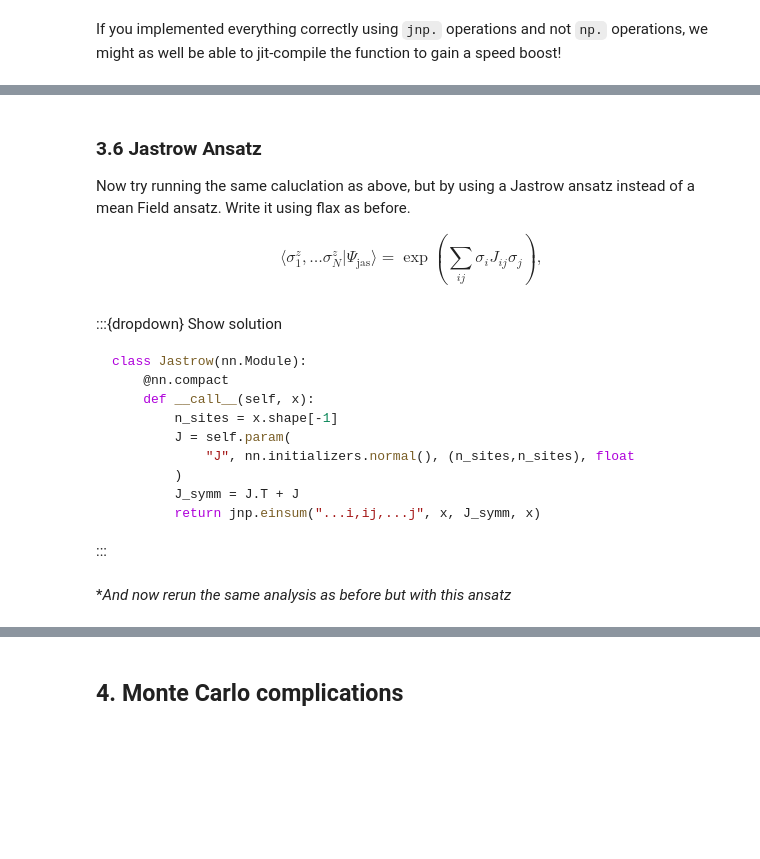
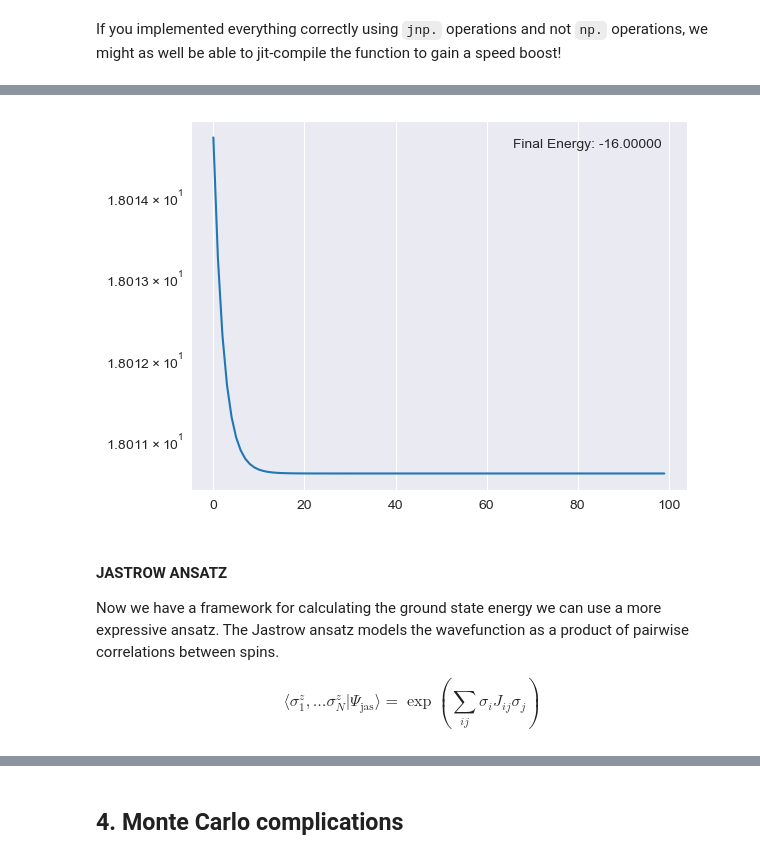
Before and after one commit to simontonner/neural-quantum-tomo, a Jupyter notebook: warm_up_netket/vmc_ising.ipynb, the cells around one changed output, grey strips where cells are left out. Cells and saved outputs as stored; diff of their text form; code cells hidden in the pictures; blank space fills up the shorter version.

Commit message:
Calculating ground state energy with Jastrow ansatz

````diff
--- a/warm_up_netket/vmc_ising.ipynb
+++ b/warm_up_netket/vmc_ising.ipynb
@@ -312,22 +296,0 @@ Iterate for 100 iterations, and use `tqdm` to print a beautiful error bar.
-# %%
-from tqdm import tqdm
-
-# initialise
-model = MF()
-parameters = model.init(jax.random.key(0), np.ones((hi.size, )))
-
-# logging: you can (if you want) use netket loggers to avoid writing a lot of boilerplate...
-# they accumulate data you throw at them
-logger = nk.logging.RuntimeLog()
-
-for i in tqdm(range(iterations)):
-    # compute energy and gradient
-    #...
-
-    # update parameters. Try using a learning rate of 0.01
-    # to update the parameters, which are stored as a dictionary (or pytree)
-    # you can use jax.tree.map as shown above.
-    #...
-
-    # log energy: the logger takes a step argument and a dictionary of variables to be logged
-    logger(step=i, item={'Energy' : energy})
@@ -376,6 +303,33 @@ plt.semilogy(logger.data['Energy']['iters'], np.abs(logger.data['Energy']['value
+# %%
+from tqdm import tqdm
+
+# initialization
+model = MF()
+params = model.init(jax.random.key(0), np.ones((hi.size, )))
+logger = nk.logging.RuntimeLog()
+
+for i in tqdm(range(100)):
+    energy, gradient = compute_energy_and_gradient(model, params, hamiltonian_jax_sparse)
+
+    # step
+    params = jax.tree.map(lambda p, g: p - 0.01 * g, params, gradient)
+
+    logger(step=i, item={'Energy': energy})
+# %%
+# since we dumped the data in a dictionary, we can easily plot it in log scale
+
+final_energy = compute_energy(model, params, hamiltonian_jax_sparse)
+
+plt.semilogy(logger.data['Energy']['iters'], np.abs(logger.data['Energy']['value']- e_gs))
+plt.text(0.95, 0.95, f"Final Energy: {final_energy:.5f}", ha='right', va='top', transform=plt.gca().transAxes)
+plt.show()
+# %% [output]
+[figure, added]
 # %% [markdown]
-### 3.6 Jastrow Ansatz
+#### JASTROW ANSATZ
 
-Now try running the same caluclation as above, but by using a Jastrow ansatz instead of a mean Field ansatz. Write it using flax as before.
+Now we have a framework for calculating the ground state energy we can use a more expressive ansatz. The Jastrow ansatz models the wavefunction as a product of pairwise correlations between spins.
 
-$$ \langle \sigma^{z}_1,\dots \sigma^{z}_N| \Psi_{\mathrm{jas}} \rangle = \exp \left( \sum_{ij}\sigma_i J_{ij}\sigma_j\right),$$
+$$
+\langle \sigma^{z}_1,\dots \sigma^{z}_N| \Psi_{\mathrm{jas}} \rangle = \exp \left( \sum_{ij}\sigma_i J_{ij}\sigma_j\right)
+$$
@@ -418,15 +336 @@ class Jastrow(nn.Module):
-# %% [markdown]
-:::{dropdown} Show solution
-```python
-class Jastrow(nn.Module):
-    @nn.compact
-    def __call__(self, x):
-        n_sites = x.shape[-1]
-        J = self.param(
-            "J", nn.initializers.normal(), (n_sites,n_sites), float
-        )
-        J_symm = J.T + J
-        return jnp.einsum("...i,ij,...j", x, J_symm, x)
-```
-:::
 # %%
@@ -442,5 +366,3 @@ assert parameters_jastrow['params']['J'].shape == (hi.size, hi.size)
 assert model_jastrow.apply(parameters_jastrow, one_sample).shape == ()
 assert model_jastrow.apply(parameters_jastrow, batch_samples).shape == batch_samples.shape[:-1]
 assert model_jastrow.apply(parameters_jastrow, multibatch_samples).shape == multibatch_samples.shape[:-1]
-# %% [markdown]
-**And now rerun the same analysis as before but with this ansatz*
````
Also changed, not shown: parts of 33 cells of this notebook, 1 other file.
